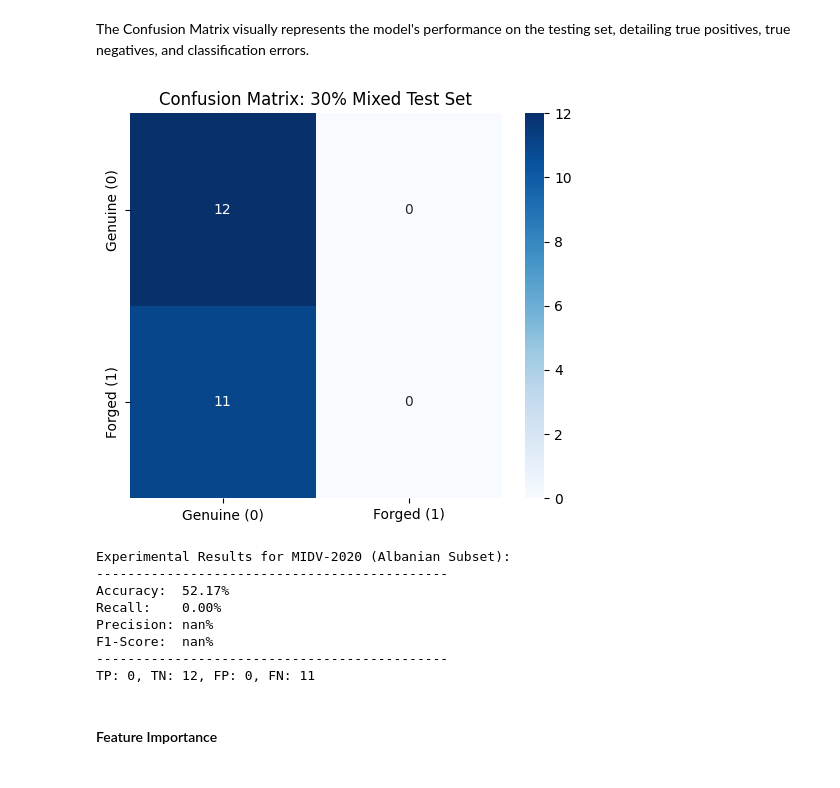
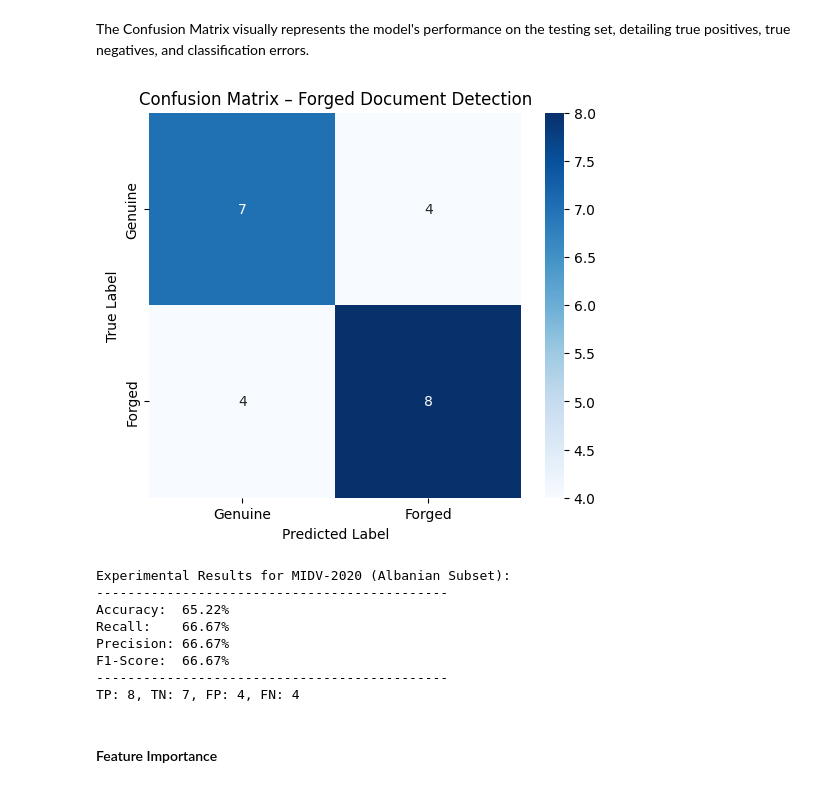
Before and after one commit to hylim12/ai-document-authentication-system, a Jupyter notebook: ml_model_training.ipynb, the cells around one changed output. Cells and saved outputs as stored; diff of their text form; code cells hidden in the pictures.

```diff
--- a/ml_model_training.ipynb
+++ b/ml_model_training.ipynb
@@ -100,0 +110,6 @@ RandomForestClassifier(class_weight={0: 1, 1: 2}, max_depth=10,
+# %%
+y_pred = rf_model.predict(X_test)
+
+print("=== RANDOM FOREST RESULTS ===")
+print("Accuracy:", accuracy_score(y_test, y_pred))
+print(classification_report(y_test, y_pred))
@@ -117,25 +134,28 @@ print("✅ Model trained and exported successfully.")
 ### Confusion Matrix
 # %% [markdown]
 The Confusion Matrix visually represents the model's performance on the testing set, detailing true positives, true negatives, and classification errors.
-# %%
-from sklearn.metrics import accuracy_score, confusion_matrix, classification_report
-import matplotlib.pyplot as plt
-import seaborn as sns
-# --- CONFUSION MATRIX ---
-Y_pred = model.predict(X_test)
-cm = confusion_matrix(Y_test, Y_pred)
-plt.figure(figsize=(6, 5))
-sns.heatmap(cm, annot=True, fmt='d', cmap='Blues',
-            xticklabels=['Genuine (0)', 'Forged (1)'],
-            yticklabels=['Genuine (0)', 'Forged (1)'])
-plt.title('Confusion Matrix: 30% Mixed Test Set')
-plt.show()
-# %% [output]
-[figure, removed]
+# %%
+cm = confusion_matrix(y_test, y_pred)
+
+plt.figure(figsize=(6, 5))
+sns.heatmap(
+    cm,
+    annot=True,
+    fmt="d",
+    cmap="Blues",
+    xticklabels=["Genuine", "Forged"],
+    yticklabels=["Genuine", "Forged"]
+)
+plt.title("Confusion Matrix – Forged Document Detection")
+plt.xlabel("Predicted Label")
+plt.ylabel("True Label")
+plt.show()
+# %% [output]
+[figure, added]
 # %%
 
 # Assuming 'Y_test' are your true labels and 'Y_pred' are the Random Forest predictions
-tn, fp, fn, tp = confusion_matrix(Y_test, Y_pred).ravel()
+tn, fp, fn, tp = confusion_matrix(y_test, Y_pred).ravel()
 
 # Calculate Metrics
 accuracy = (tp + tn) / (tp + tn + fp + fn)
@@ -154,12 +174,12 @@ print(f"TP: {tp}, TN: {tn}, FP: {fp}, FN: {fn}")
 # %% [output]
 Experimental Results for MIDV-2020 (Albanian Subset):
 ---------------------------------------------
-Accuracy:  52.17%
-Recall:    0.00%
-Precision: nan%
-F1-Score:  nan%
+Accuracy:  65.22%
+Recall:    66.67%
+Precision: 66.67%
+F1-Score:  66.67%
 ---------------------------------------------
-TP: 0, TN: 12, FP: 0, FN: 11
+TP: 8, TN: 7, FP: 4, FN: 4
 # %% [markdown]
 #### Feature Importance
 # %% [markdown]
```
Also changed, not shown: parts of 13 cells of this notebook, 1 other file.
